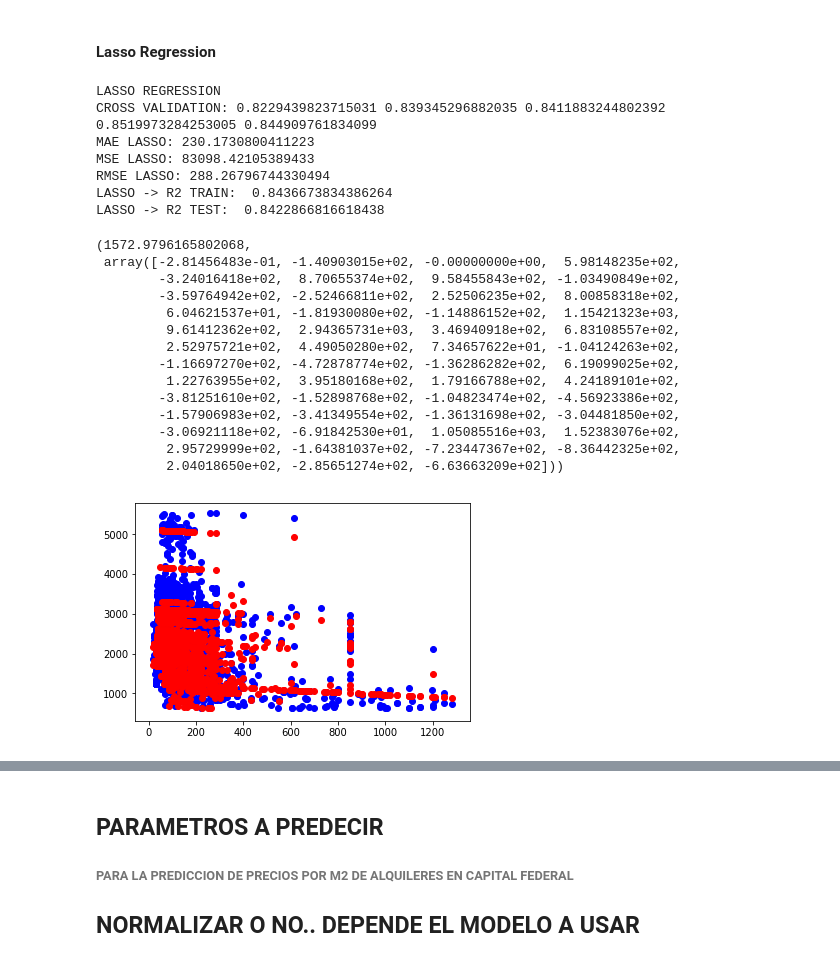
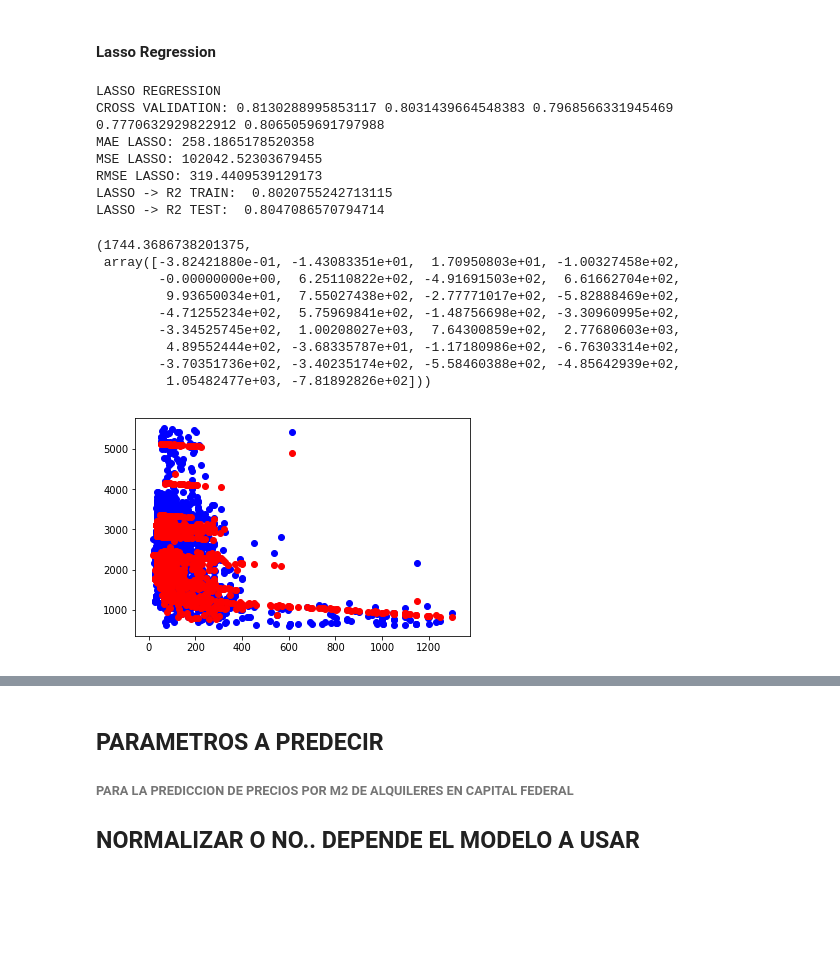
Before and after one commit to dh-Grupo6/modelo-properatti, a Jupyter notebook: Desafio_Modelo_Properatti.ipynb, the cells around one changed output, grey strips where cells are left out. Saved outputs shown, nothing was run; the diff lists cells and outputs as text; code cells hidden in the pictures; blank space fills up the shorter version.

```diff
--- a/Desafio_Modelo_Properatti.ipynb
+++ b/Desafio_Modelo_Properatti.ipynb
@@ -41,0 +104,3 @@ selector = selector.fit(xs, y)
+# %%
+modeloMatriz_3 = utl.eliminar_features(modeloMatriz)
+modeloMatriz_3.shape
@@ -173,28 +175,23 @@ RIDGE -> R2 TEST:  0.8250003577164868
 # %% [markdown]
 #### Lasso Regression
 # %%
-modelo_lasso = utl.modelo_lasso_cross_validation(modeloMatriz_2)
+modelo_lasso = utl.modelo_lasso_cross_validation(modeloMatriz_3)
 (modelo_lasso.intercept_,modelo_lasso.coef_)
 # %% [output]
 LASSO REGRESSION
-CROSS VALIDATION: 0.8229439823715031 0.839345296882035 0.8411883244802392 0.8519973284253005 0.844909761834099
-MAE LASSO: 230.1730800411223
-MSE LASSO: 83098.42105389433
-RMSE LASSO: 288.26796744330494
-LASSO -> R2 TRAIN:  0.8436673834386264
-LASSO -> R2 TEST:  0.8422866816618438
+CROSS VALIDATION: 0.8130288995853117 0.8031439664548383 0.7968566331945469 0.7770632929822912 0.8065059691797988
+MAE LASSO: 258.1865178520358
+MSE LASSO: 102042.52303679455
+RMSE LASSO: 319.4409539129173
+LASSO -> R2 TRAIN:  0.8020755242713115
+LASSO -> R2 TEST:  0.8047086570794714
-(1572.9796165802068,
- array([-2.81456483e-01, -1.40903015e+02, -0.00000000e+00,  5.98148235e+02,
-        -3.24016418e+02,  8.70655374e+02,  9.58455843e+02, -1.03490849e+02,
-        -3.59764942e+02, -2.52466811e+02,  2.52506235e+02,  8.00858318e+02,
-         6.04621537e+01, -1.81930080e+02, -1.14886152e+02,  1.15421323e+03,
-         9.61412362e+02,  2.94365731e+03,  3.46940918e+02,  6.83108557e+02,
-         2.52975721e+02,  4.49050280e+02,  7.34657622e+01, -1.04124263e+02,
-        -1.16697270e+02, -4.72878774e+02, -1.36286282e+02,  6.19099025e+02,
-         1.22763955e+02,  3.95180168e+02,  1.79166788e+02,  4.24189101e+02,
-        -3.81251610e+02, -1.52898768e+02, -1.04823474e+02, -4.56923386e+02,
-        -1.57906983e+02, -3.41349554e+02, -1.36131698e+02, -3.04481850e+02,
-        -3.06921118e+02, -6.91842530e+01,  1.05085516e+03,  1.52383076e+02,
-         2.95729999e+02, -1.64381037e+02, -7.23447367e+02, -8.36442325e+02,
-         2.04018650e+02, -2.85651274e+02, -6.63663209e+02]))
+(1744.3686738201375,
+ array([-3.82421880e-01, -1.43083351e+01,  1.70950803e+01, -1.00327458e+02,
+        -0.00000000e+00,  6.25110822e+02, -4.91691503e+02,  6.61662704e+02,
+         9.93650034e+01,  7.55027438e+02, -2.77771017e+02, -5.82888469e+02,
+        -4.71255234e+02,  5.75969841e+02, -1.48756698e+02, -3.30960995e+02,
+        -3.34525745e+02,  1.00208027e+03,  7.64300859e+02,  2.77680603e+03,
+         4.89552444e+02, -3.68335787e+01, -1.17180986e+02, -6.76303314e+02,
+        -3.70351736e+02, -3.40235174e+02, -5.58460388e+02, -4.85642939e+02,
+         1.05482477e+03, -7.81892826e+02]))
-[figure, old version]
+[figure, new version]
```
Also changed, not shown: parts of 27 cells of this notebook, 25 other files.
